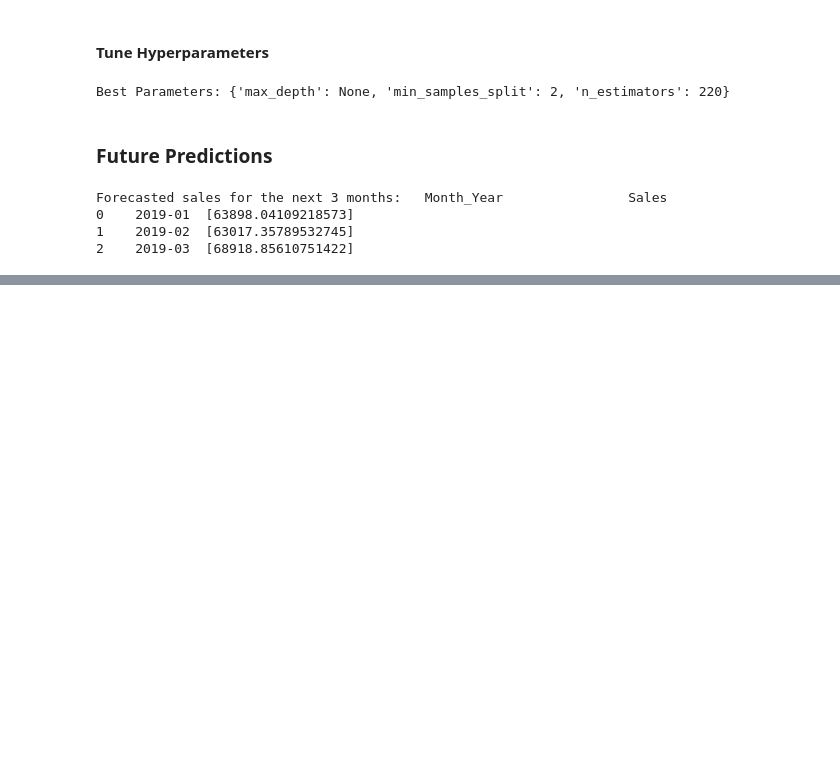
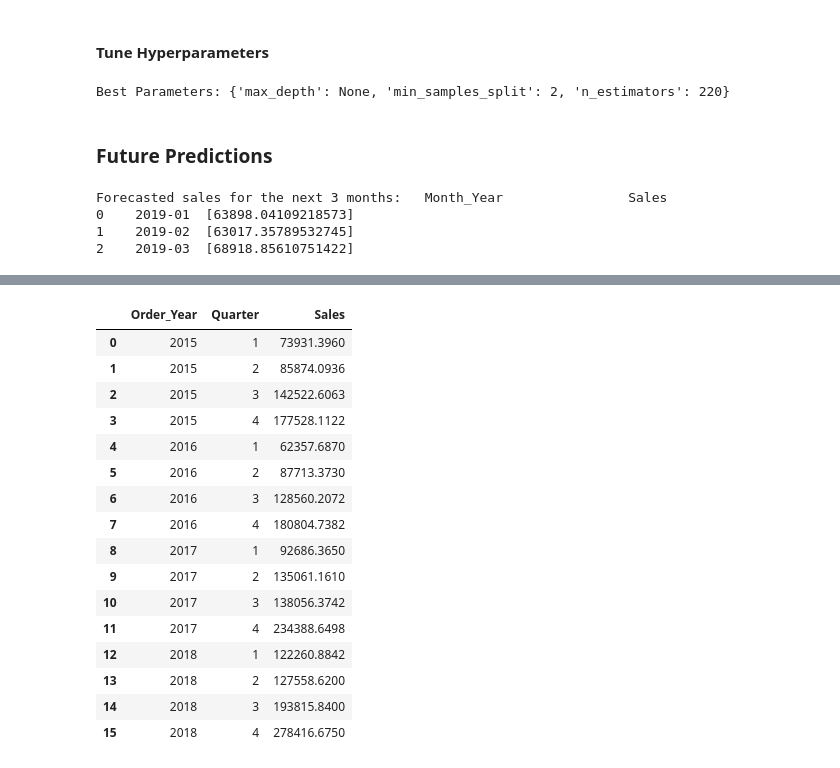
Before and after one commit to paulinassss/SalesForecasting, a Jupyter notebook: dataanalysis.ipynb, the cells around one changed output, grey strips where cells are left out. Saved outputs shown, nothing was run; the diff lists cells and outputs as text; code cells hidden in the pictures; blank space fills up the shorter version.

```diff
--- a/dataanalysis.ipynb
+++ b/dataanalysis.ipynb
@@ -458,0 +556,21 @@ Forecasted sales for the next 3 months:   Month_Year                Sales
+# %%
+quarterly_sales = sales.groupby(['Order_Year', 'Quarter'])['Sales'].sum().reset_index().sort_values(by=['Order_Year', 'Quarter']).reset_index(drop=True)
+quarterly_sales
+# %% [output]
+|  | Order_Year | Quarter | Sales |
+| 0 | 2015 | 1 | 73931.3960 |
+| 1 | 2015 | 2 | 85874.0936 |
+| 2 | 2015 | 3 | 142522.6063 |
+| 3 | 2015 | 4 | 177528.1122 |
+| 4 | 2016 | 1 | 62357.6870 |
+| 5 | 2016 | 2 | 87713.3730 |
+| 6 | 2016 | 3 | 128560.2072 |
+| 7 | 2016 | 4 | 180804.7382 |
+| 8 | 2017 | 1 | 92686.3650 |
+| 9 | 2017 | 2 | 135061.1610 |
+| 10 | 2017 | 3 | 138056.3742 |
+| 11 | 2017 | 4 | 234388.6498 |
+| 12 | 2018 | 1 | 122260.8842 |
+| 13 | 2018 | 2 | 127558.6200 |
+| 14 | 2018 | 3 | 193815.8400 |
+| 15 | 2018 | 4 | 278416.6750 |
```
Also changed, not shown: parts of 17 cells of this notebook, 2 other files.
